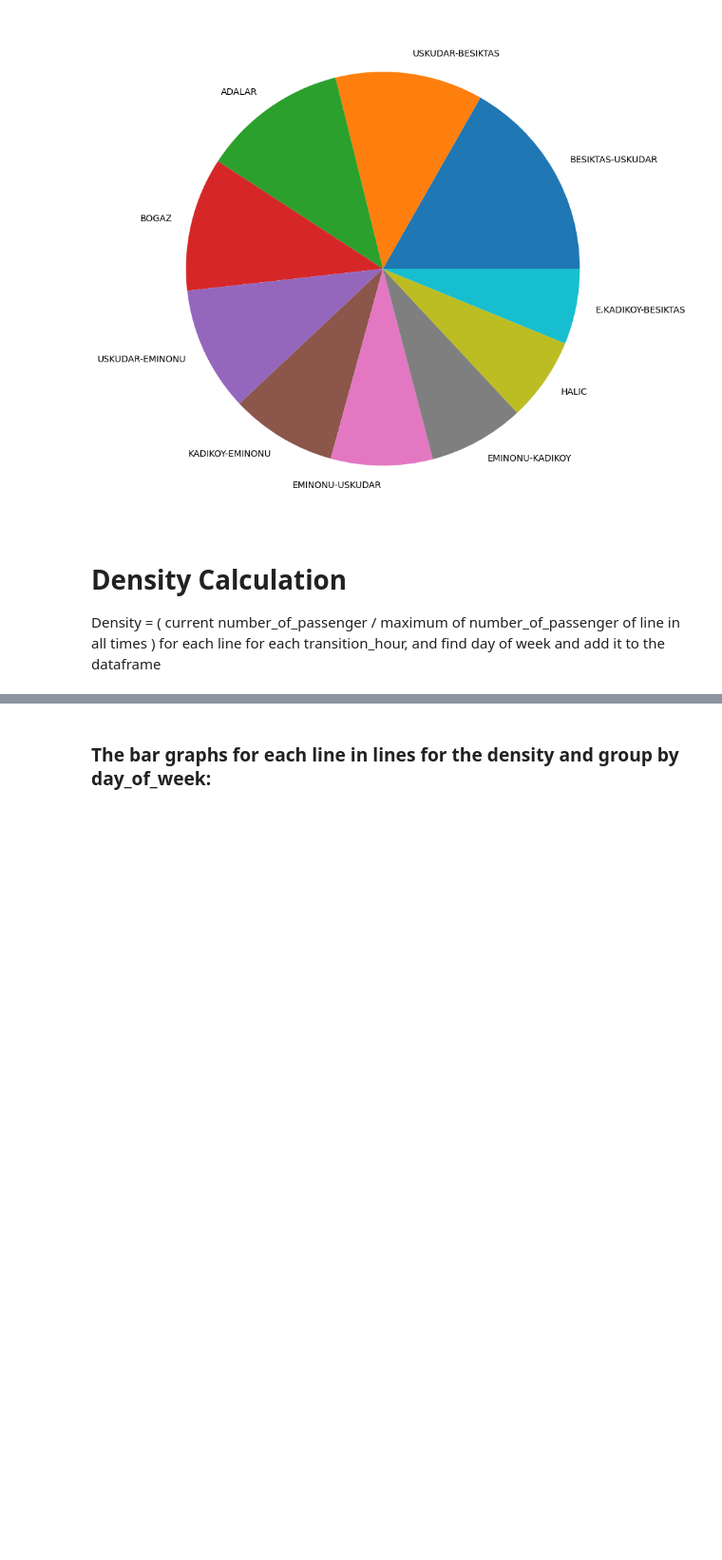
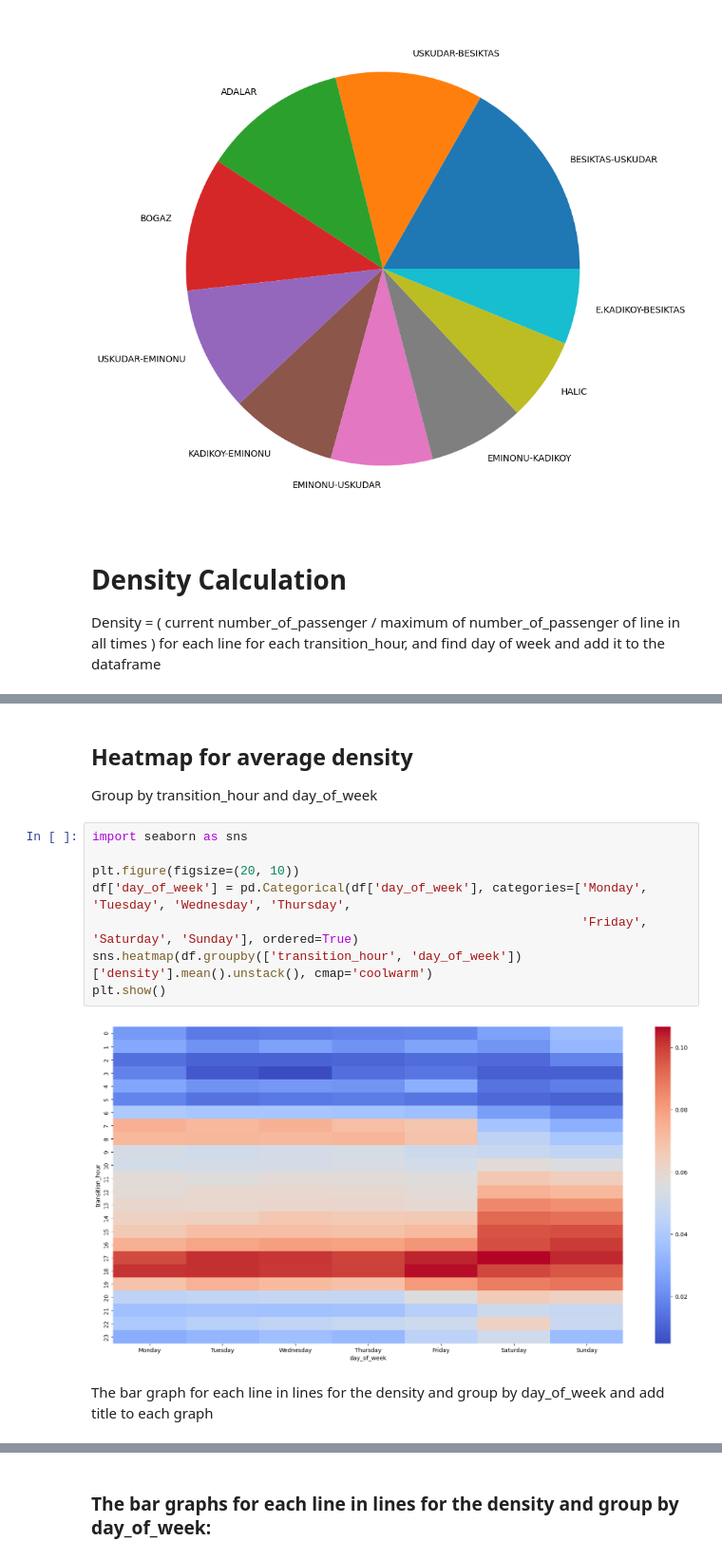
Before and after one commit to senaoz/49Y, a Jupyter notebook: istanbulEylul23/main.ipynb, the cells around one changed output, grey strips where cells are left out. Shown: that part at 95% size. Drawn from its saved outputs; the diff is of its cells as text; blank space fills up the shorter version.

```diff
--- a/istanbulEylul23/main.ipynb
+++ b/istanbulEylul23/main.ipynb
@@ -149 +136,16 @@ df
+# %% [markdown]
+## Heatmap for average density
+Group by transition_hour and day_of_week
+# %%
+import seaborn as sns
+
+plt.figure(figsize=(20, 10))
+df['day_of_week'] = pd.Categorical(df['day_of_week'], categories=['Monday', 'Tuesday', 'Wednesday', 'Thursday',
+                                                                  'Friday', 'Saturday', 'Sunday'], ordered=True)
+sns.heatmap(df.groupby(['transition_hour', 'day_of_week'])['density'].mean().unstack(), cmap='coolwarm')
+plt.show()
+# %% [output]
+[figure, added]
+# %% [markdown]
+The bar graph for each line in lines for the density and group by day_of_week and add title to each graph
 # %%
```
Also changed, not shown: parts of 25 cells of this notebook, 3 other files.
